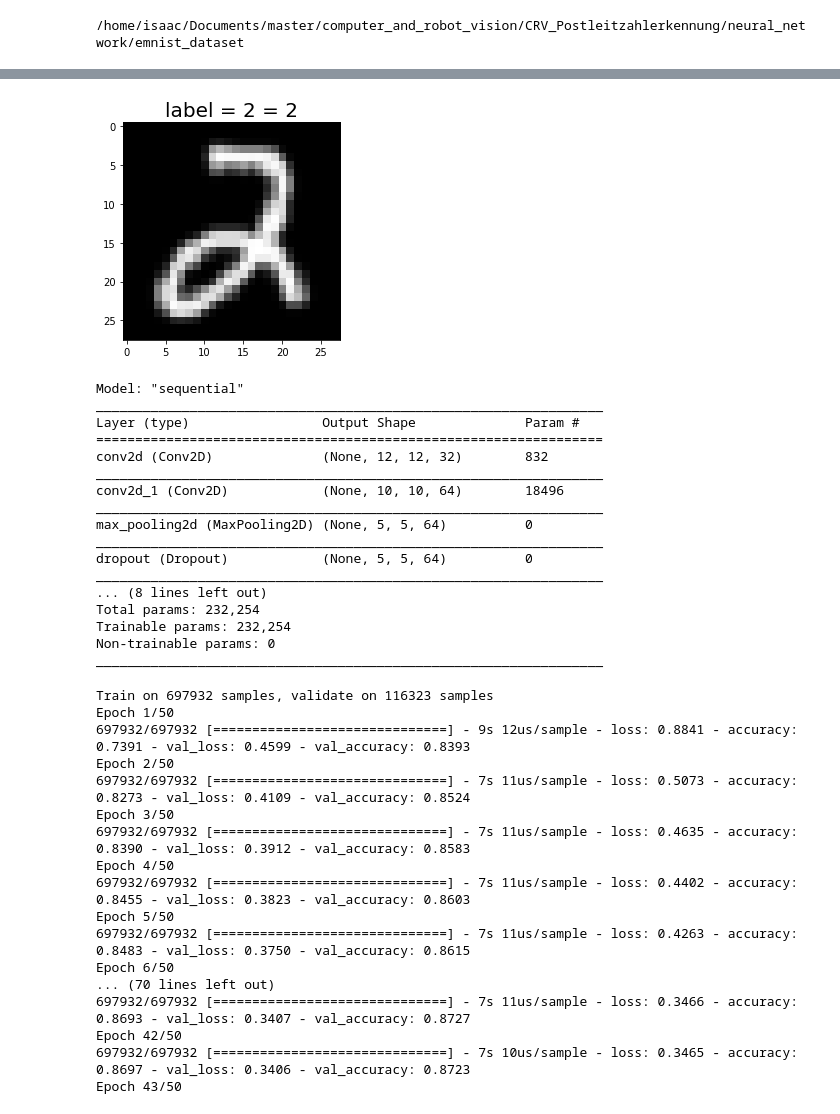
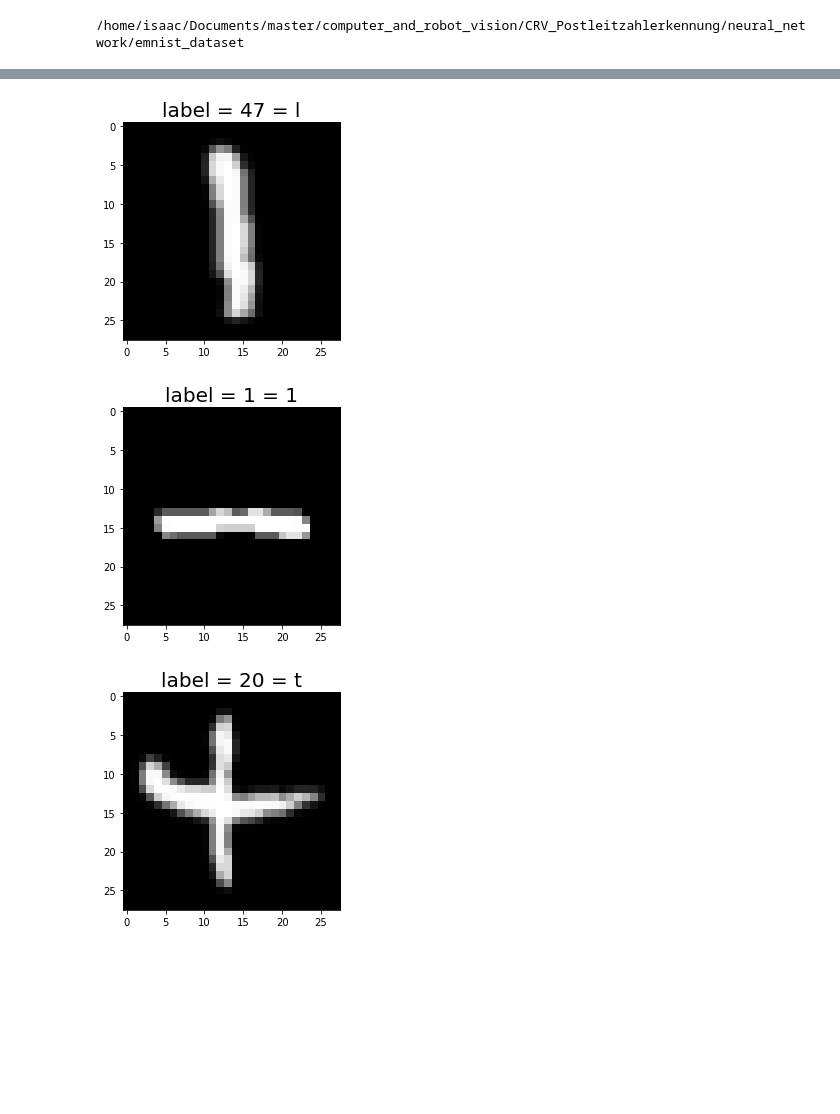
Before and after one commit to SimonStiegler/CRV_Postleitzahlerkennung, a Jupyter notebook: neural_network/main.ipynb, the cells around one changed output, grey strips where cells are left out. Drawn from its saved outputs; the diff is of its cells as text; code cells hidden in the pictures; blank space fills up the shorter version.

```diff
--- a/neural_network/main.ipynb
+++ b/neural_network/main.ipynb
@@ -108,54 +152,0 @@ Shape: (116323,)
-# %%
-model.show_random_image(model.raw_train_img, model.raw_train_labels)
-# %% [output]
-[figure, removed]
-# %%
-model.cnn.summary()
-model.cnn.compile(loss = "categorical_crossentropy",
-                  optimizer = "adam",
-                  metrics = ["accuracy"])
-# %% [output]
-Model: "sequential"
-_________________________________________________________________
-Layer (type)                 Output Shape              Param #
-=================================================================
-conv2d (Conv2D)              (None, 12, 12, 32)        832
-_________________________________________________________________
-conv2d_1 (Conv2D)            (None, 10, 10, 64)        18496
-_________________________________________________________________
-max_pooling2d (MaxPooling2D) (None, 5, 5, 64)          0
-_________________________________________________________________
-dropout (Dropout)            (None, 5, 5, 64)          0
-_________________________________________________________________
-... (8 lines left out)
-Total params: 232,254
-Trainable params: 232,254
-Non-trainable params: 0
-_________________________________________________________________
-# %%
-model.trained = model.cnn.fit(model.train_img,
-              model.train_labels,
-              batch_size = model.batch_size,
-              epochs = model.epochs,
-              verbose = 1,
-              validation_data = (model.test_img, model.test_labels))
-
-model.cnn.save(model.save_path)
-# %% [output]
-Train on 697932 samples, validate on 116323 samples
-Epoch 1/50
-697932/697932 [==============================] - 9s 12us/sample - loss: 0.8841 - accuracy: 0.7391 - val_loss: 0.4599 - val_accuracy: 0.8393
-Epoch 2/50
-697932/697932 [==============================] - 7s 11us/sample - loss: 0.5073 - accuracy: 0.8273 - val_loss: 0.4109 - val_accuracy: 0.8524
-Epoch 3/50
-697932/697932 [==============================] - 7s 11us/sample - loss: 0.4635 - accuracy: 0.8390 - val_loss: 0.3912 - val_accuracy: 0.8583
-Epoch 4/50
-697932/697932 [==============================] - 7s 11us/sample - loss: 0.4402 - accuracy: 0.8455 - val_loss: 0.3823 - val_accuracy: 0.8603
-Epoch 5/50
-697932/697932 [==============================] - 7s 11us/sample - loss: 0.4263 - accuracy: 0.8483 - val_loss: 0.3750 - val_accuracy: 0.8615
-Epoch 6/50
-... (70 lines left out)
-697932/697932 [==============================] - 7s 11us/sample - loss: 0.3466 - accuracy: 0.8693 - val_loss: 0.3407 - val_accuracy: 0.8727
-Epoch 42/50
-697932/697932 [==============================] - 7s 10us/sample - loss: 0.3465 - accuracy: 0.8697 - val_loss: 0.3406 - val_accuracy: 0.8723
-Epoch 43/50
@@ -179,0 +153,8 @@ plt.show()
+# %%
+model.show_random_image(model.raw_emnist_train_img, model.emnist_classes, model.raw_emnist_train_labels)
+model.show_random_image(model.raw_mnist_train_img, model.mnist_classes, model.raw_mnist_train_labels)
+model.show_random_image(model.raw_emnist_letter_train_img, model.emnist_letter_classes, model.raw_emnist_letter_train_labels)
+# %% [output]
+[figure, added]
+[figure, added]
+[figure, added]
```
Also changed, not shown: parts of 13 cells of this notebook, 1 other file.
